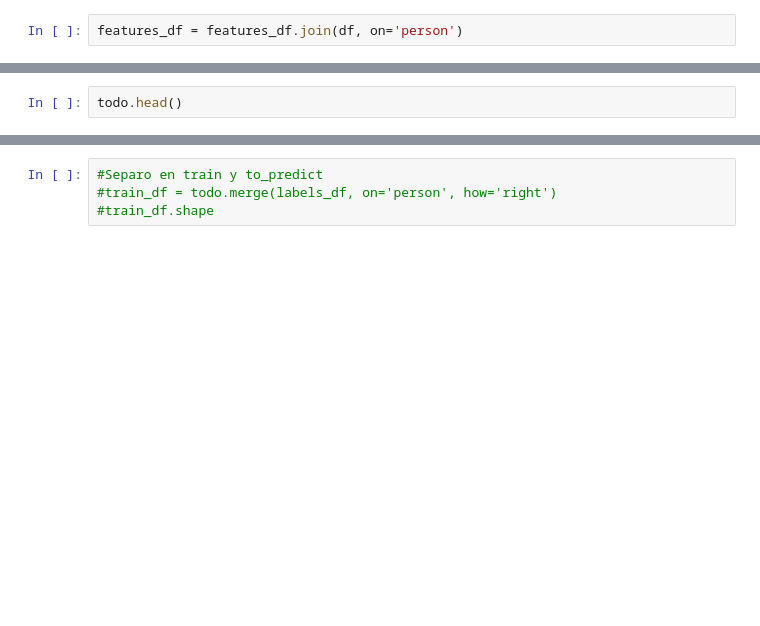
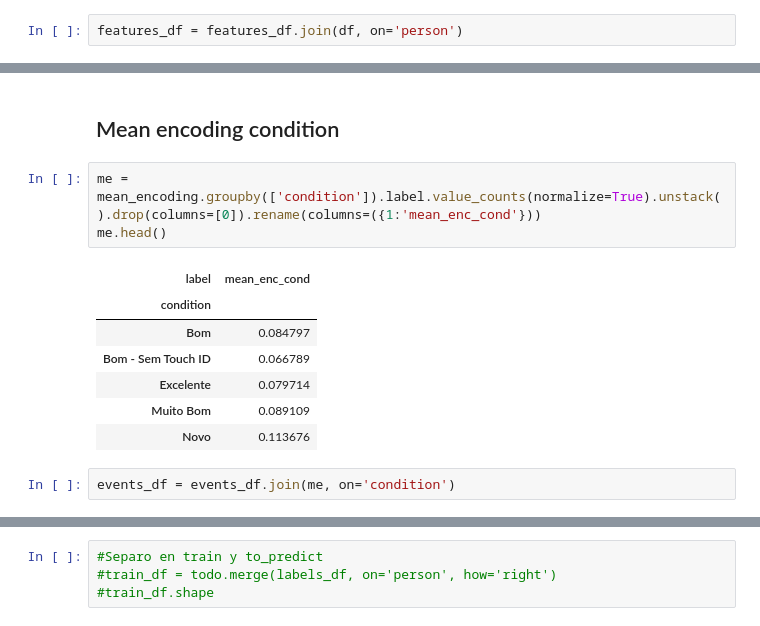
Before and after one commit to rozanecm/7506_ml, a Jupyter notebook: Forma2/MeanEncoding.ipynb, the cells around one changed output, grey strips where cells are left out. Saved outputs shown, nothing was run; the diff lists cells and outputs as text; blank space fills up the shorter version.

```diff
--- a/Forma2/MeanEncoding.ipynb
+++ b/Forma2/MeanEncoding.ipynb
@@ -264,2 +205,15 @@ features_df.head()
-# %%
-todo.head()
+# %% [markdown]
+## Mean encoding condition
+# %%
+me = mean_encoding.groupby(['condition']).label.value_counts(normalize=True).unstack().drop(columns=[0]).rename(columns=({1:'mean_enc_cond'}))
+me.head()
+# %% [output]
+| label | mean_enc_cond |
+| condition |  |
+| Bom | 0.084797 |
+| Bom - Sem Touch ID | 0.066789 |
+| Excelente | 0.079714 |
+| Muito Bom | 0.089109 |
+| Novo | 0.113676 |
+# %%
+events_df = events_df.join(me, on='condition')
```
Also changed, not shown: parts of 21 cells of this notebook, 2 other files.
